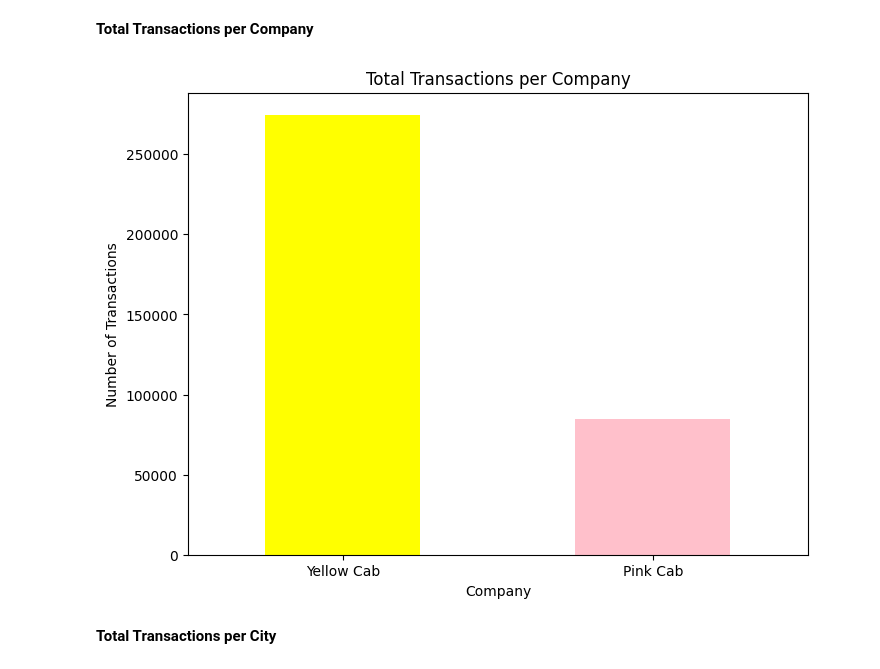
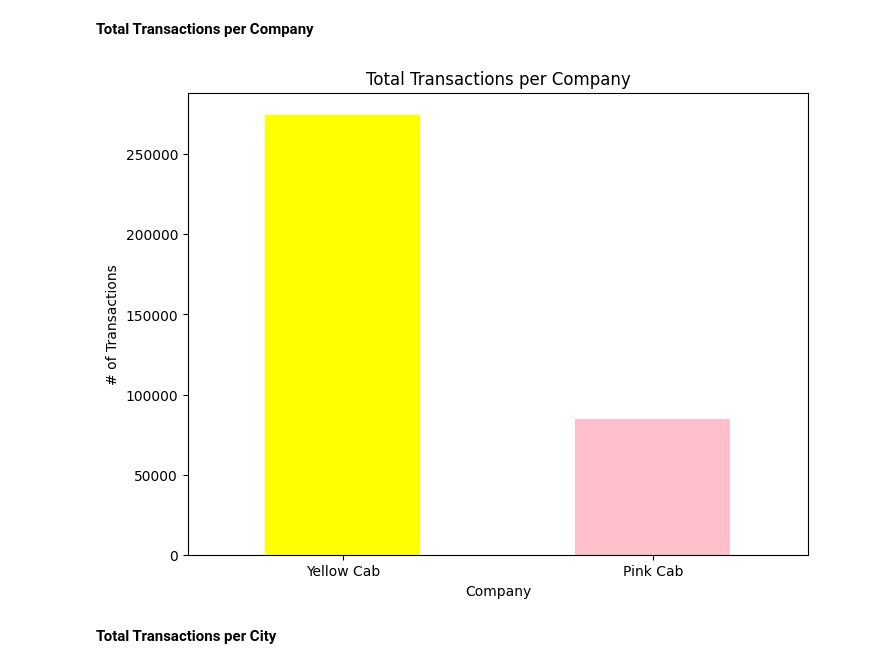
Before and after one commit to awwab-ahmed/DataGlacier, a Jupyter notebook: Week2/EDA Notebook (G2M insight for Cab Investment firm).ipynb, the cells around one changed output. Cells and saved outputs as stored; diff of their text form; code cells hidden in the pictures.

```diff
--- a/Week2/EDA Notebook (G2M insight for Cab Investment firm).ipynb
+++ b/Week2/EDA Notebook (G2M insight for Cab Investment firm).ipynb
@@ -224,14 +224,14 @@ dtype: int64
 # %%
 transactions_per_company = all_datasets_merged['Company'].value_counts()
 plt.figure(figsize=(8, 6))
 transactions_per_company.plot(kind='bar', color=['yellow', 'pink'])
 plt.title('Total Transactions per Company')
 plt.xlabel('Company')
-plt.ylabel('Number of Transactions')
+plt.ylabel('# of Transactions')
 plt.xticks(rotation=0)
 plt.show()
 # %% [output]
-[figure, old version]
+[figure, new version]
 # %% [markdown]
 **Total Transactions per City**
 # %%
```
Also changed, not shown: parts of 2 cells of this notebook.
